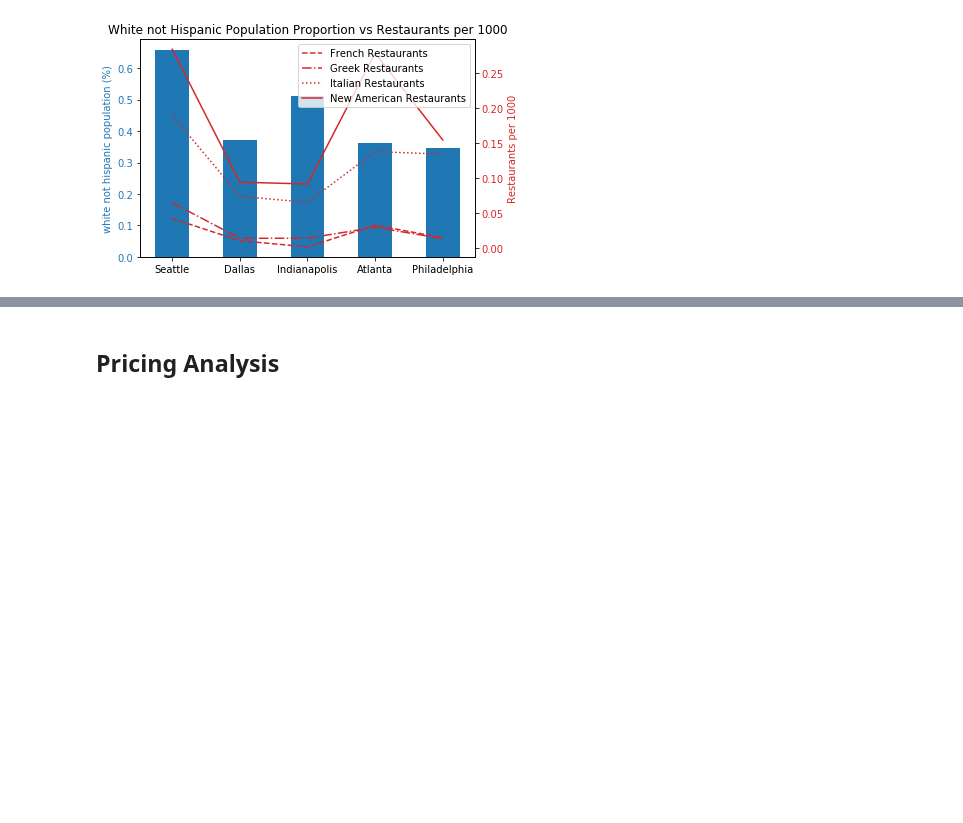
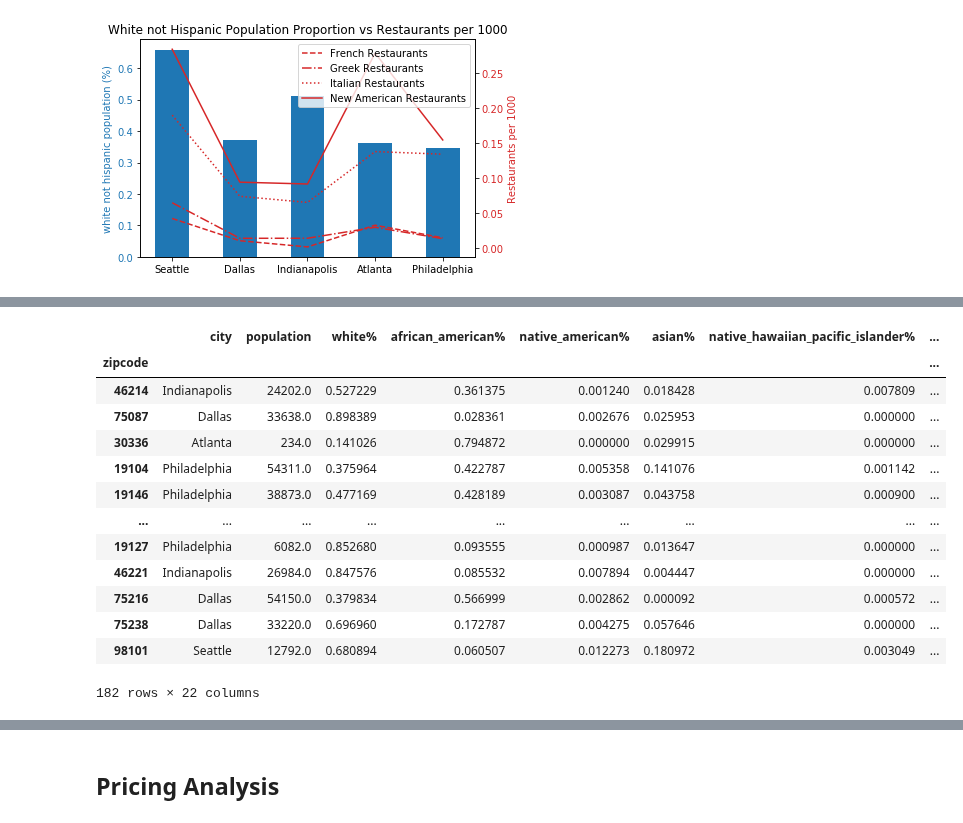
Before and after one commit to DPintacasi/teamcobra_project1, a Jupyter notebook: Scripts/final_analysis.ipynb, the cells around one changed output, grey strips where cells are left out. Drawn from its saved outputs; the diff is of its cells as text; code cells hidden in the pictures; blank space fills up the shorter version.

```diff
--- a/Scripts/final_analysis.ipynb
+++ b/Scripts/final_analysis.ipynb
@@ -244,0 +281,17 @@ plt.show()
+# %%
+byzipcode_compare_df
+# %% [output]
+|  | city | population | white% | african_american% | native_american% | asian% | native_hawaiian_pacific_islander% | ... |
+| zipcode |  |  |  |  |  |  |  | ... |
+| 46214 | Indianapolis | 24202.0 | 0.527229 | 0.361375 | 0.001240 | 0.018428 | 0.007809 | ... |
+| 75087 | Dallas | 33638.0 | 0.898389 | 0.028361 | 0.002676 | 0.025953 | 0.000000 | ... |
+| 30336 | Atlanta | 234.0 | 0.141026 | 0.794872 | 0.000000 | 0.029915 | 0.000000 | ... |
+| 19104 | Philadelphia | 54311.0 | 0.375964 | 0.422787 | 0.005358 | 0.141076 | 0.001142 | ... |
+| 19146 | Philadelphia | 38873.0 | 0.477169 | 0.428189 | 0.003087 | 0.043758 | 0.000900 | ... |
+| ... | ... | ... | ... | ... | ... | ... | ... | ... |
+| 19127 | Philadelphia | 6082.0 | 0.852680 | 0.093555 | 0.000987 | 0.013647 | 0.000000 | ... |
+| 46221 | Indianapolis | 26984.0 | 0.847576 | 0.085532 | 0.007894 | 0.004447 | 0.000000 | ... |
+| 75216 | Dallas | 54150.0 | 0.379834 | 0.566999 | 0.002862 | 0.000092 | 0.000572 | ... |
+| 75238 | Dallas | 33220.0 | 0.696960 | 0.172787 | 0.004275 | 0.057646 | 0.000000 | ... |
+| 98101 | Seattle | 12792.0 | 0.680894 | 0.060507 | 0.012273 | 0.180972 | 0.003049 | ... |
+182 rows × 22 columns
```
Also changed, not shown: parts of 10 cells of this notebook.
